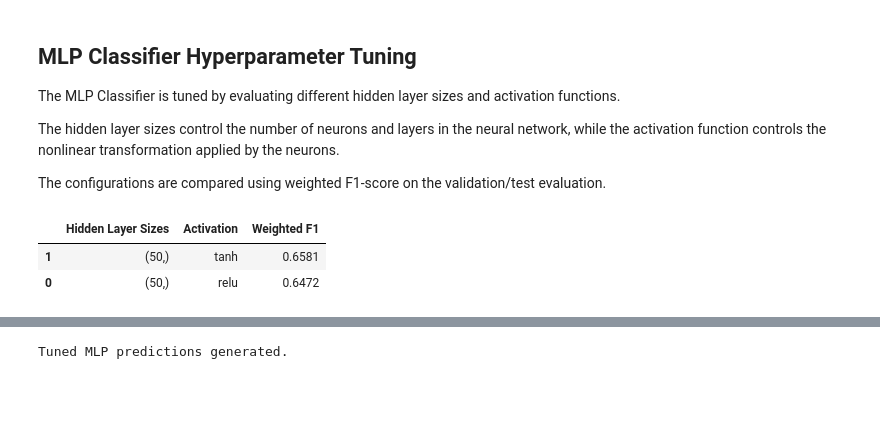
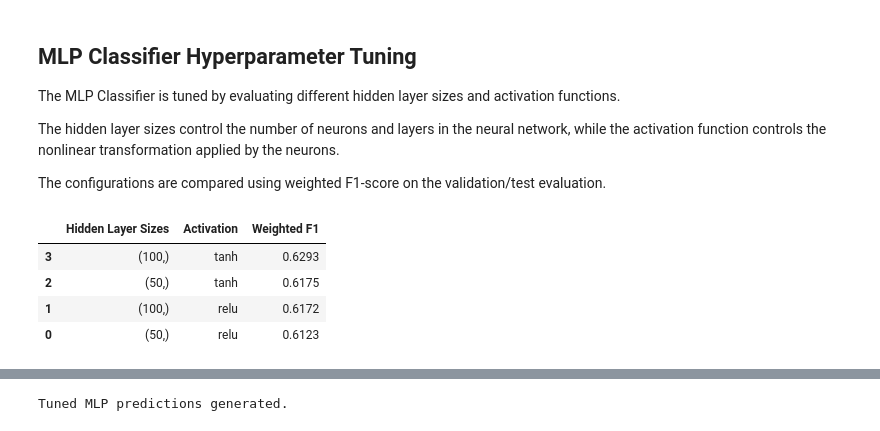
Before and after one commit to Vaishnavi090807/ML-Capstone-Project, a Jupyter notebook: notebooks/classification.ipynb, the cells around one changed output, grey strips where cells are left out. Saved outputs shown, nothing was run; the diff lists cells and outputs as text; code cells hidden in the pictures; blank space fills up the shorter version.

```diff
--- a/notebooks/classification.ipynb
+++ b/notebooks/classification.ipynb
@@ -1081,15 +1079,15 @@ rf_param_grid = {
 rf_grid = GridSearchCV(
     estimator=RandomForestClassifier(
         random_state=RANDOM_STATE,
-        n_jobs=-1
+        n_jobs=1
     ),
     param_grid=rf_param_grid,
     scoring='f1_weighted',
-    cv=5,
+    cv=GroupKFold(n_splits=5),
     n_jobs=-1
 )
 
-rf_grid.fit(X_train, y_train)
+rf_grid.fit(X_train, y_train, groups=train_df["mid"])
 
 print("Best Random Forest parameters:", rf_grid.best_params_)
 print("Best cross-validation weighted F1:", round(rf_grid.best_score_, 4))
@@ -1245,11 +1234,11 @@ adaboost_grid = GridSearchCV(
     ),
     param_grid=adaboost_param_grid,
     scoring='f1_weighted',
-    cv=5,
+    cv=GroupKFold(n_splits=5),
     n_jobs=-1
 )
 
-adaboost_grid.fit(X_train, y_train)
+adaboost_grid.fit(X_train, y_train, groups=train_df["mid"])
 
 print("Best AdaBoost parameters:", adaboost_grid.best_params_)
 print(
@@ -1412,11 +1392,11 @@ gb_grid = GridSearchCV(
     ),
     param_grid=gb_param_grid,
     scoring='f1_weighted',
-    cv=5,
+    cv=GroupKFold(n_splits=5),
     n_jobs=-1
 )
 
-gb_grid.fit(X_train, y_train)
+gb_grid.fit(X_train, y_train, groups=train_df["mid"])
 
 print("Best Gradient Boosting parameters:", gb_grid.best_params_)
 print(
@@ -1572,15 +1545,15 @@ bagging_grid = GridSearchCV(
             random_state=RANDOM_STATE
         ),
         random_state=RANDOM_STATE,
-        n_jobs=-1
+        n_jobs=1
     ),
     param_grid=bagging_param_grid,
     scoring='f1_weighted',
-    cv=5,
+    cv=GroupKFold(n_splits=5),
     n_jobs=-1
 )
 
-bagging_grid.fit(X_train, y_train)
+bagging_grid.fit(X_train, y_train, groups=train_df["mid"])
 
 print(
     "Best Bagging parameters:",
@@ -1677,56 +1643,48 @@ The hidden layer sizes control the number of neurons and layers in the neural ne
 
 The configurations are compared using weighted F1-score on the validation/test evaluation.
 # %%
+# Tune MLP using grouped 5-fold CV on the training set only.
+# Grouping by match prevents deliveries from the same match appearing in both
+# the training and validation folds.
 from sklearn.neural_network import MLPClassifier
-from sklearn.metrics import f1_score
+from sklearn.model_selection import GridSearchCV, GroupKFold
 
-mlp_configs = [
-    ((50,), 'relu'),
-    ((50,), 'tanh')
-]
+mlp_param_grid = {
+    "hidden_layer_sizes": [(50,), (100,)],
+    "activation": ["relu", "tanh"]
+}
 
-mlp_tuning_results = []
-
-for hidden_layers, activation in mlp_configs:
-
-    model = MLPClassifier(
-        hidden_layer_sizes=hidden_layers,
-        activation=activation,
+mlp_grid = GridSearchCV(
+    estimator=MLPClassifier(
         max_iter=300,
         random_state=RANDOM_STATE,
         early_stopping=True,
         validation_fraction=0.1,
         n_iter_no_change=10
-    )
+    ),
+    param_grid=mlp_param_grid,
+    scoring="f1_weighted",
+    cv=GroupKFold(n_splits=5),
+    n_jobs=-1,
+    refit=True
+)
+mlp_grid.fit(X_train, y_train, groups=train_df["mid"])
 
-    model.fit(X_train, y_train)
-
-    y_pred = model.predict(X_test)
-
-    f1 = f1_score(
-        y_test,
-        y_pred,
-        average='weighted',
-        zero_division=0
-    )
-
-    mlp_tuning_results.append({
-        "Hidden Layer Sizes": str(hidden_layers),
-        "Activation": activation,
-        "Weighted F1": f1,
-        "Model": model
-    })
-
-mlp_tuning_df = pd.DataFrame(mlp_tuning_results)
-
-mlp_tuning_df[
-    ["Hidden Layer Sizes", "Activation", "Weighted F1"]
-].sort_values(
-    by="Weighted F1",
-    ascending=False
+mlp_tuned = mlp_grid.best_estimator_
+mlp_tuning_df = pd.DataFrame(mlp_grid.cv_results_)[
+    ["param_hidden_layer_sizes", "param_activation", "mean_test_score"]
+].rename(columns={
+    "param_hidden_layer_sizes": "Hidden Layer Sizes",
+    "param_activation": "Activation",
+    "mean_test_score": "Weighted F1"
+})
+mlp_tuning_df[["Hidden Layer Sizes", "Activation", "Weighted F1"]].sort_values(
+    "Weighted F1", ascending=False
 ).round(4)
 # %% [output]
 |  | Hidden Layer Sizes | Activation | Weighted F1 |
-| 1 | (50,) | tanh | 0.6581 |
-| 0 | (50,) | relu | 0.6472 |
+| 3 | (100,) | tanh | 0.6293 |
+| 2 | (50,) | tanh | 0.6175 |
+| 1 | (100,) | relu | 0.6172 |
+| 0 | (50,) | relu | 0.6123 |
 # %%
```
Also changed, not shown: parts of 46 cells of this notebook, 2 other files.
